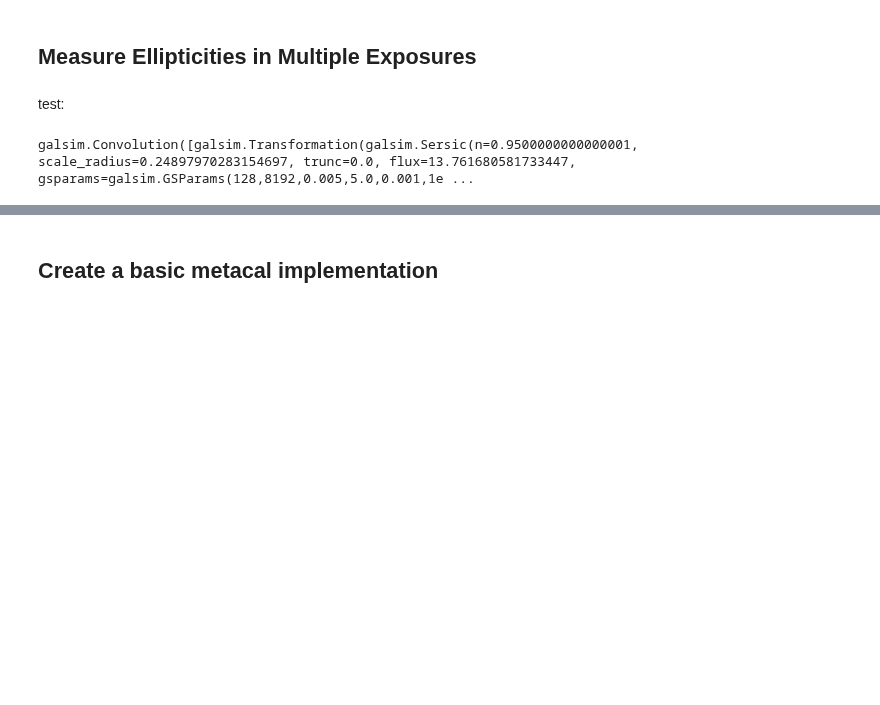
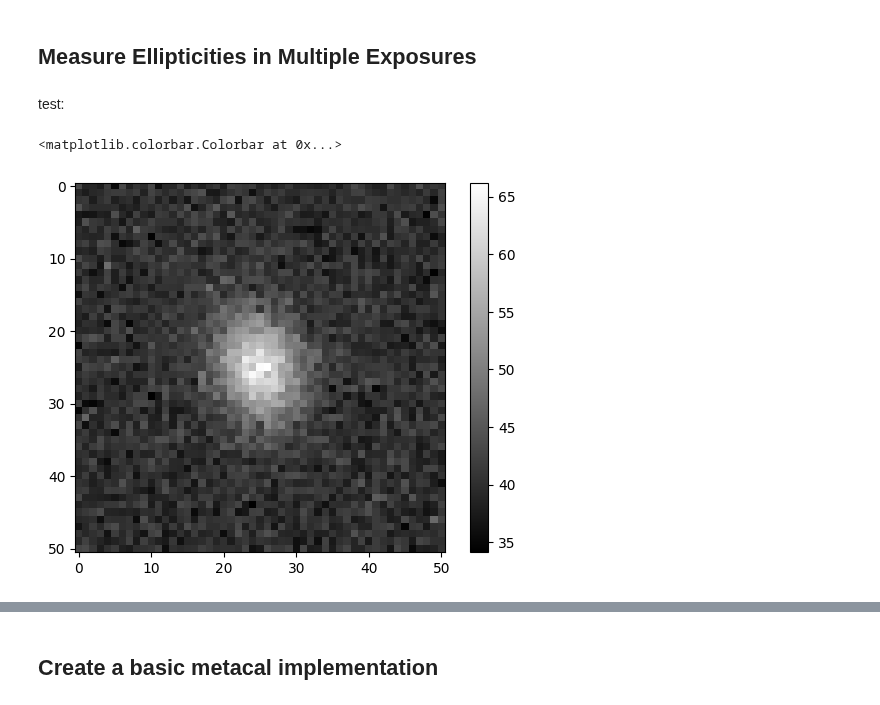
Before and after one commit to andrevitorelli/that-box-over-there, a Jupyter notebook: pujol.ipynb, the cells around one changed output, grey strips where cells are left out. Drawn from its saved outputs; the diff is of its cells as text; code cells hidden in the pictures; blank space fills up the shorter version.

```diff
--- a/pujol.ipynb
+++ b/pujol.ipynb
@@ -107,5 +107,8 @@ gal = generate_gal(2)
 psf = galsim.Kolmogorov(fwhm=.7)
 obs = galsim.Convolve([gal,psf])
 # %%
+obs_img = obs.drawImage(nx=51,ny=51,scale=.1).array+ nois/10
+imshow(obs_img,cmap="gist_gray");colorbar()
 # %% [output]
-galsim.Convolution([galsim.Transformation(galsim.Sersic(n=0.9500000000000001, scale_radius=0.24897970283154697, trunc=0.0, flux=13.761680581733447, gsparams=galsim.GSParams(128,8192,0.005,5.0,0.001,1e ...
+<matplotlib.colorbar.Colorbar at 0x...>
+[figure, added]
```
Also changed, not shown: parts of 3 cells of this notebook.
